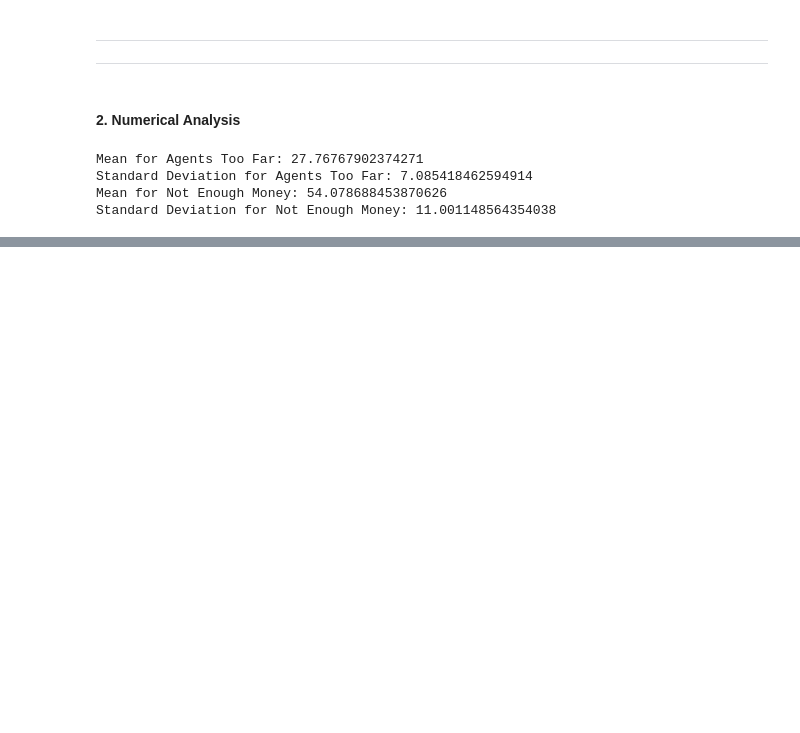
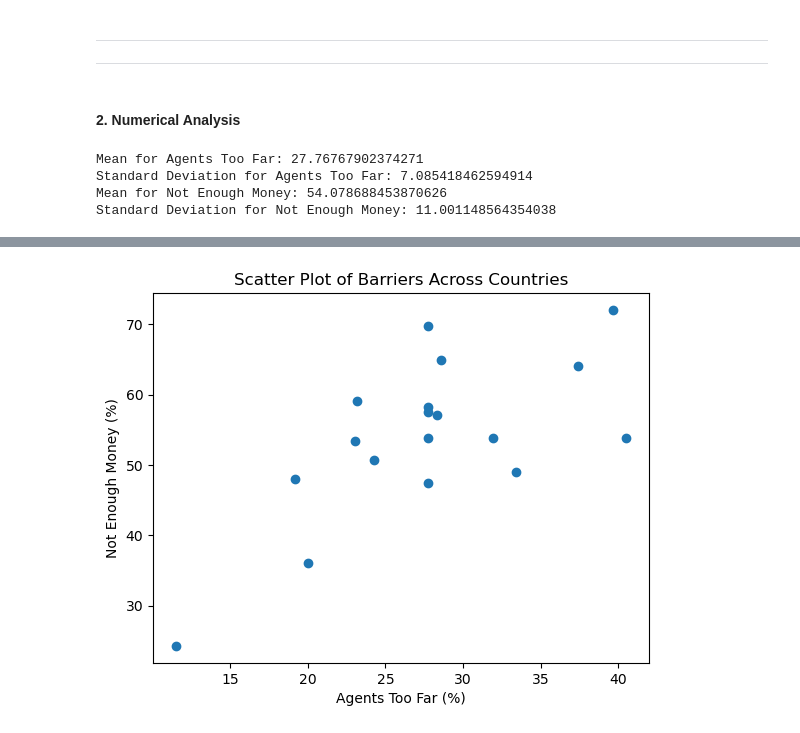
Before and after one commit to Nkosinathiz/Financial-Barriers-to-Mobile-Money, a Jupyter notebook: FinacialBarriers.ipynb, the cells around one changed output, grey strips where cells are left out. Saved outputs shown, nothing was run; the diff lists cells and outputs as text; code cells hidden in the pictures; blank space fills up the shorter version.

Commit message:
Visualisations

```diff
--- a/FinacialBarriers.ipynb
+++ b/FinacialBarriers.ipynb
@@ -155,0 +176,11 @@ Standard Deviation for Not Enough Money: 11.001148564354038
+# %%
+# We plot a Scatter plot for all the countries
+
+plt.scatter(df_merged['Agents Too Far (%)'], df_merged['Not Enough Money (%)'])
+plt.xlabel('Agents Too Far (%)')
+plt.ylabel('Not Enough Money (%)')
+plt.title('Scatter Plot of Barriers Across Countries')
+plt.savefig("Scatter_Plot_of_Barriers_Across_Countries.png")
+plt.show()
+# %% [output]
+[figure, added]
```
Also changed, not shown: parts of 7 cells of this notebook, 3 other files.
